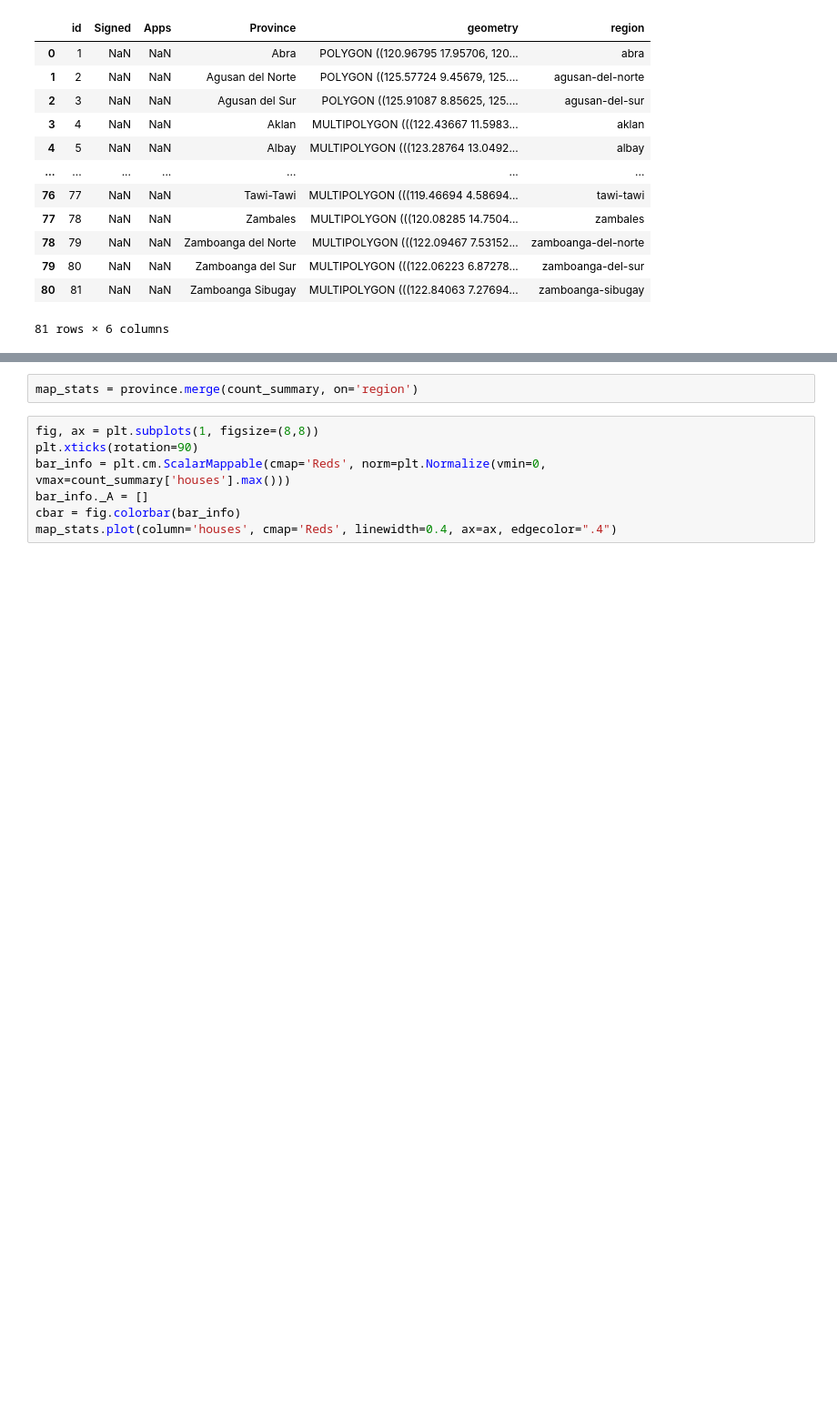
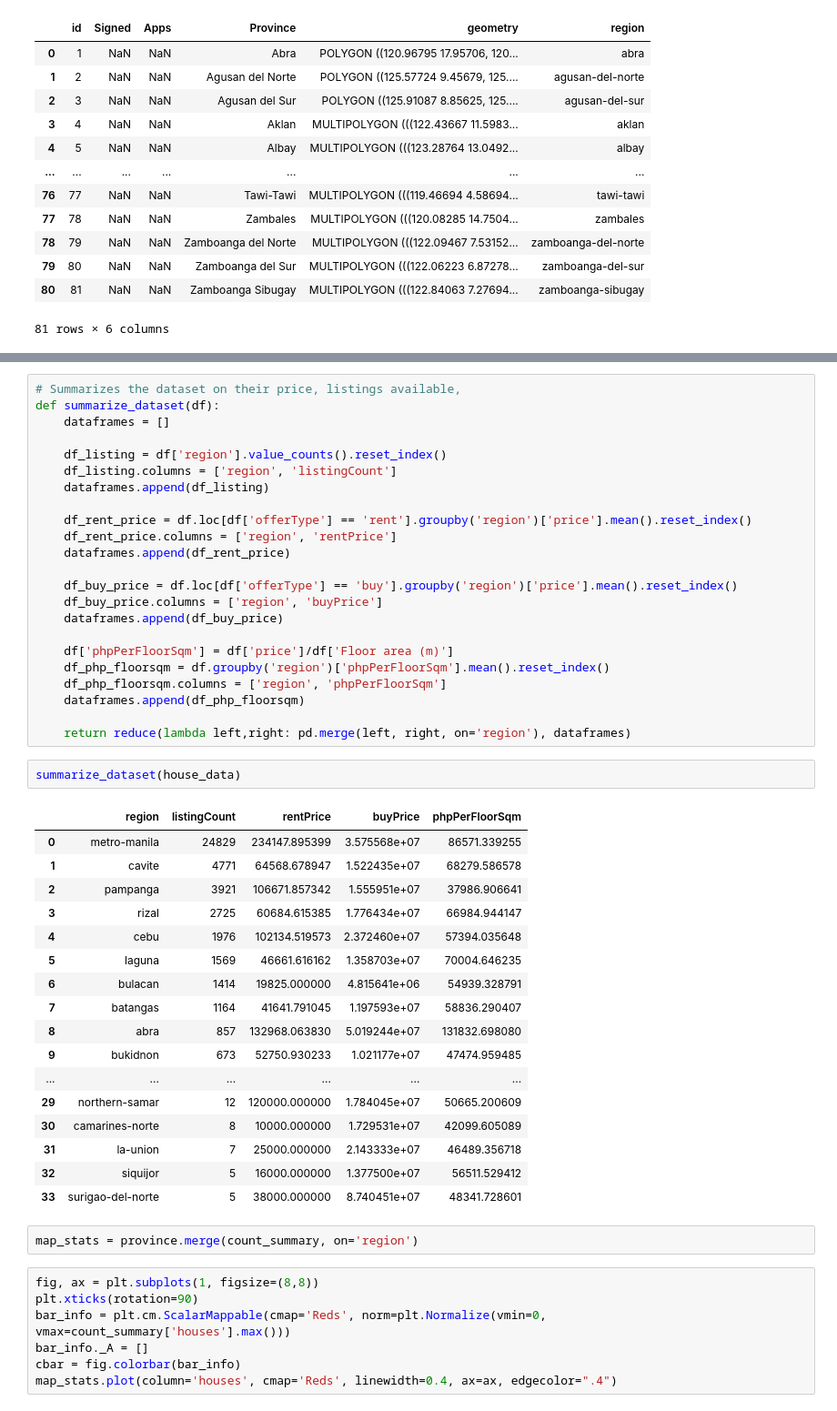
Before and after one commit to aronnicksnts/Ph-Real-Estate, a Jupyter notebook: dataVisualization.ipynb, the cells around one changed output, grey strips where cells are left out. Shown: that part at 91% size. Cells and saved outputs as stored; diff of their text form; blank space fills up the shorter version.

Commit message:
Added summarize_data function for Visualization Cleaned Data further

```diff
--- a/dataVisualization.ipynb
+++ b/dataVisualization.ipynb
@@ -384,3 +365,46 @@ count_summary
+# %%
+# Summarizes the dataset on their price, listings available,
+def summarize_dataset(df):
+    dataframes = []
+
+    df_listing = df['region'].value_counts().reset_index()
+    df_listing.columns = ['region', 'listingCount']
+    dataframes.append(df_listing)
+
+    df_rent_price = df.loc[df['offerType'] == 'rent'].groupby('region')['price'].mean().reset_index()
+    df_rent_price.columns = ['region', 'rentPrice']
+    dataframes.append(df_rent_price)
+
+    df_buy_price = df.loc[df['offerType'] == 'buy'].groupby('region')['price'].mean().reset_index()
+    df_buy_price.columns = ['region', 'buyPrice']
+    dataframes.append(df_buy_price)
+
+    df['phpPerFloorSqm'] = df['price']/df['Floor area (m)']
+    df_php_floorsqm = df.groupby('region')['phpPerFloorSqm'].mean().reset_index()
+    df_php_floorsqm.columns = ['region', 'phpPerFloorSqm']
+    dataframes.append(df_php_floorsqm)
+
+    return reduce(lambda left,right: pd.merge(left, right, on='region'), dataframes)
+# %%
+summarize_dataset(house_data)
+# %% [output]
+|  | region | listingCount | rentPrice | buyPrice | phpPerFloorSqm |
+| 0 | metro-manila | 24829 | 234147.895399 | 3.575568e+07 | 86571.339255 |
+| 1 | cavite | 4771 | 64568.678947 | 1.522435e+07 | 68279.586578 |
+| 2 | pampanga | 3921 | 106671.857342 | 1.555951e+07 | 37986.906641 |
+| 3 | rizal | 2725 | 60684.615385 | 1.776434e+07 | 66984.944147 |
+| 4 | cebu | 1976 | 102134.519573 | 2.372460e+07 | 57394.035648 |
+| 5 | laguna | 1569 | 46661.616162 | 1.358703e+07 | 70004.646235 |
+| 6 | bulacan | 1414 | 19825.000000 | 4.815641e+06 | 54939.328791 |
+| 7 | batangas | 1164 | 41641.791045 | 1.197593e+07 | 58836.290407 |
+| 8 | abra | 857 | 132968.063830 | 5.019244e+07 | 131832.698080 |
+| 9 | bukidnon | 673 | 52750.930233 | 1.021177e+07 | 47474.959485 |
+| ... | ... | ... | ... | ... | ... |
+| 29 | northern-samar | 12 | 120000.000000 | 1.784045e+07 | 50665.200609 |
+| 30 | camarines-norte | 8 | 10000.000000 | 1.729531e+07 | 42099.605089 |
+| 31 | la-union | 7 | 25000.000000 | 2.143333e+07 | 46489.356718 |
+| 32 | siquijor | 5 | 16000.000000 | 1.377500e+07 | 56511.529412 |
+| 33 | surigao-del-norte | 5 | 38000.000000 | 8.740451e+07 | 48341.728601 |
 # %%
 map_stats = province.merge(count_summary, on='region')
 # %%
```
Also changed, not shown: parts of 14 cells of this notebook, 6 other files.
